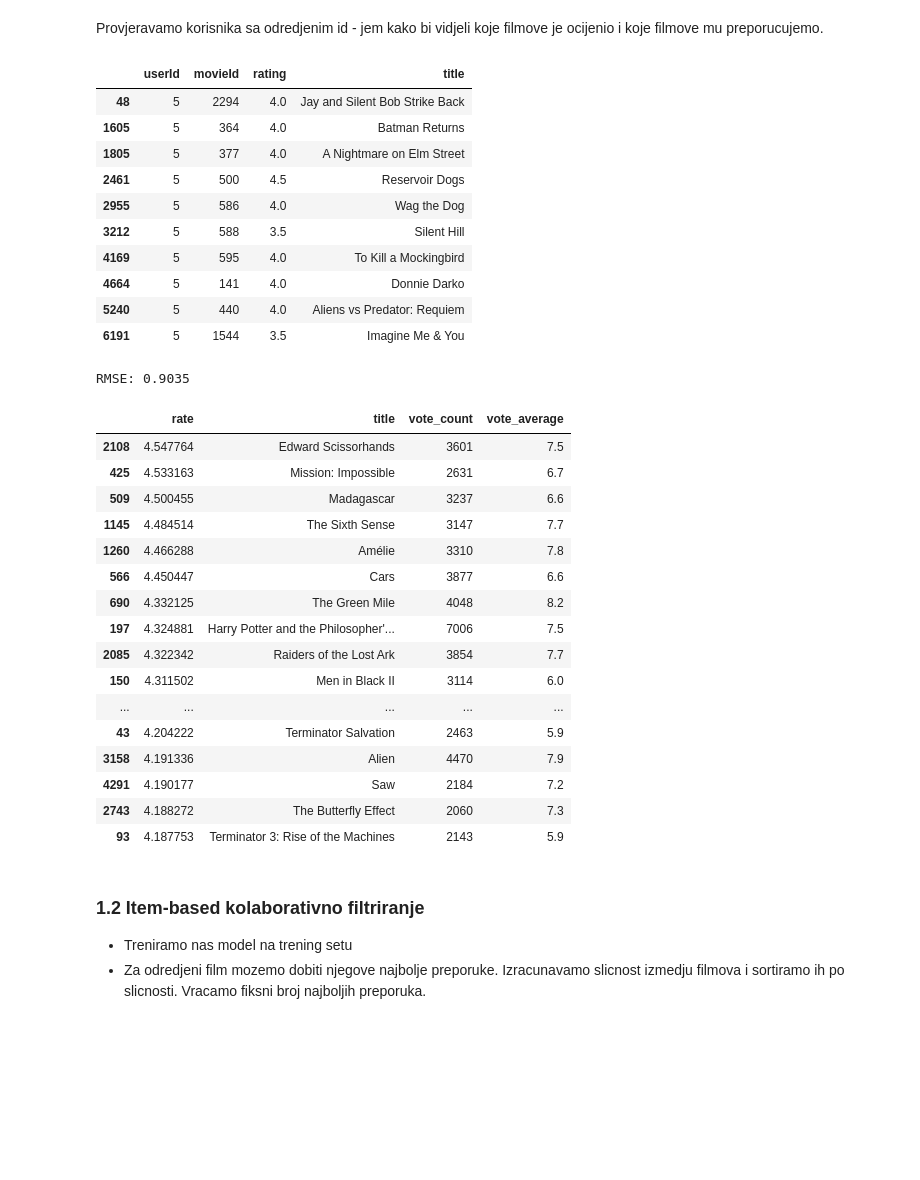
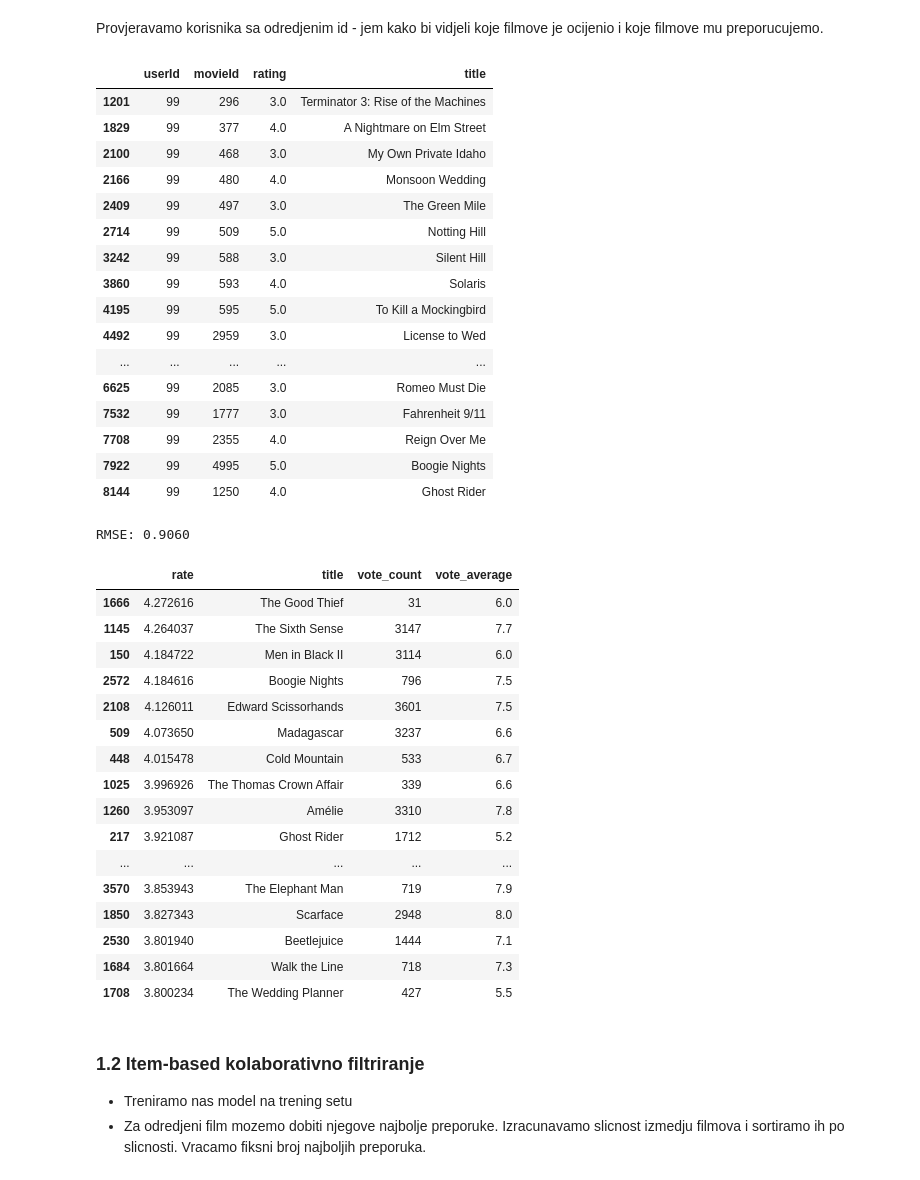
Before and after one commit to milanlazarevic/Recommendation-System, a Jupyter notebook: movieRecommendation.ipynb, the cells around one changed output. Saved outputs shown, nothing was run; the diff lists cells and outputs as text; code cells hidden in the pictures; blank space fills up the shorter version.

```diff
--- a/movieRecommendation.ipynb
+++ b/movieRecommendation.ipynb
@@ -255,48 +255,54 @@ Provjeravamo korisnika sa odredjenim id - jem kako bi vidjeli koje filmove je oc
 # %%
 titles = df_movies[["title", "movieId"]]
 # merging two tables
 df_ratings_title = df_ratings.merge(titles, on="movieId")
-user_ratings = df_ratings_title.loc[df_ratings_title["userId"] == 5]
+user_ratings = df_ratings_title.loc[df_ratings_title["userId"] == 99]
 # user_ratings
 titles.shape
 df_ratings_title.shape
-user_ratings.head(10)
+user_ratings.head(20)
 # %% [output]
 |  | userId | movieId | rating | title |
-| 48 | 5 | 2294 | 4.0 | Jay and Silent Bob Strike Back |
-| 1605 | 5 | 364 | 4.0 | Batman Returns |
-| 1805 | 5 | 377 | 4.0 | A Nightmare on Elm Street |
-| 2461 | 5 | 500 | 4.5 | Reservoir Dogs |
-| 2955 | 5 | 586 | 4.0 | Wag the Dog |
-| 3212 | 5 | 588 | 3.5 | Silent Hill |
-| 4169 | 5 | 595 | 4.0 | To Kill a Mockingbird |
-| 4664 | 5 | 141 | 4.0 | Donnie Darko |
-| 5240 | 5 | 440 | 4.0 | Aliens vs Predator: Requiem |
-| 6191 | 5 | 1544 | 3.5 | Imagine Me & You |
+| 1201 | 99 | 296 | 3.0 | Terminator 3: Rise of the Machines |
+| 1829 | 99 | 377 | 4.0 | A Nightmare on Elm Street |
+| 2100 | 99 | 468 | 3.0 | My Own Private Idaho |
+| 2166 | 99 | 480 | 4.0 | Monsoon Wedding |
+| 2409 | 99 | 497 | 3.0 | The Green Mile |
+| 2714 | 99 | 509 | 5.0 | Notting Hill |
+| 3242 | 99 | 588 | 3.0 | Silent Hill |
+| 3860 | 99 | 593 | 4.0 | Solaris |
+| 4195 | 99 | 595 | 5.0 | To Kill a Mockingbird |
+| 4492 | 99 | 2959 | 3.0 | License to Wed |
+| ... | ... | ... | ... | ... |
+| 6625 | 99 | 2085 | 3.0 | Romeo Must Die |
+| 7532 | 99 | 1777 | 3.0 | Fahrenheit 9/11 |
+| 7708 | 99 | 2355 | 4.0 | Reign Over Me |
+| 7922 | 99 | 4995 | 5.0 | Boogie Nights |
+| 8144 | 99 | 1250 | 4.0 | Ghost Rider |
 # %%
 if 'rate' in df_movies.columns:
     df_movies = df_movies.drop(columns=['rate'], axis=1)
-results = CF_get_top_movies_for_user(5, df_ratings,df_movies, RESULT_SIZE)
+results = CF_get_top_movies_for_user(99, df_ratings,df_movies, RESULT_SIZE)
 results[["rate", "title", "vote_count", "vote_average"]]
 # %% [output]
-RMSE: 0.9035
+RMSE: 0.9060
 |  | rate | title | vote_count | vote_average |
-| 2108 | 4.547764 | Edward Scissorhands | 3601 | 7.5 |
-| 425 | 4.533163 | Mission: Impossible | 2631 | 6.7 |
-| 509 | 4.500455 | Madagascar | 3237 | 6.6 |
-| 1145 | 4.484514 | The Sixth Sense | 3147 | 7.7 |
-| 1260 | 4.466288 | Amélie | 3310 | 7.8 |
-| 566 | 4.450447 | Cars | 3877 | 6.6 |
-| 690 | 4.332125 | The Green Mile | 4048 | 8.2 |
-| 197 | 4.324881 | Harry Potter and the Philosopher'... | 7006 | 7.5 |
-| 2085 | 4.322342 | Raiders of the Lost Ark | 3854 | 7.7 |
-| 150 | 4.311502 | Men in Black II | 3114 | 6.0 |
+| 1666 | 4.272616 | The Good Thief | 31 | 6.0 |
+| 1145 | 4.264037 | The Sixth Sense | 3147 | 7.7 |
+| 150 | 4.184722 | Men in Black II | 3114 | 6.0 |
+| 2572 | 4.184616 | Boogie Nights | 796 | 7.5 |
+| 2108 | 4.126011 | Edward Scissorhands | 3601 | 7.5 |
+| 509 | 4.073650 | Madagascar | 3237 | 6.6 |
+| 448 | 4.015478 | Cold Mountain | 533 | 6.7 |
+| 1025 | 3.996926 | The Thomas Crown Affair | 339 | 6.6 |
+| 1260 | 3.953097 | Amélie | 3310 | 7.8 |
+| 217 | 3.921087 | Ghost Rider | 1712 | 5.2 |
 | ... | ... | ... | ... | ... |
-| 43 | 4.204222 | Terminator Salvation | 2463 | 5.9 |
-| 3158 | 4.191336 | Alien | 4470 | 7.9 |
-| 4291 | 4.190177 | Saw | 2184 | 7.2 |
-| 2743 | 4.188272 | The Butterfly Effect | 2060 | 7.3 |
-| 93 | 4.187753 | Terminator 3: Rise of the Machines | 2143 | 5.9 |
+| 3570 | 3.853943 | The Elephant Man | 719 | 7.9 |
+| 1850 | 3.827343 | Scarface | 2948 | 8.0 |
+| 2530 | 3.801940 | Beetlejuice | 1444 | 7.1 |
+| 1684 | 3.801664 | Walk the Line | 718 | 7.3 |
+| 1708 | 3.800234 | The Wedding Planner | 427 | 5.5 |
 # %% [markdown]
 ### 1.2 Item-based kolaborativno filtriranje
 
```
Also changed, not shown: parts of 2 cells of this notebook, 3 other files.
